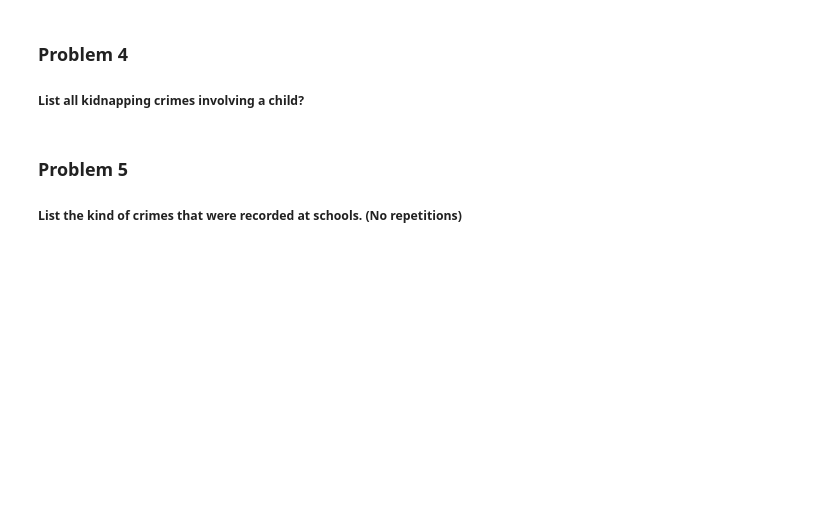
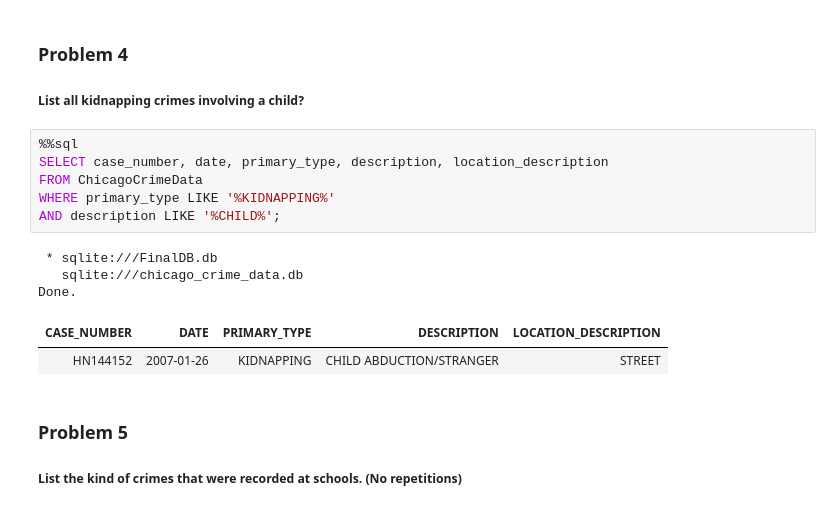
Before and after one commit to d-ili/AI_BootCamp, a Jupyter notebook: IBM Data Science Professional Certificate/Databases and SQL for Data Science with Python/Modul 5/Module5_final_project-Copy1.ipynb, the cells around one changed output. Drawn from its saved outputs; the diff is of its cells as text; blank space fills up the shorter version.

```diff
--- a/IBM Data Science Professional Certificate/Databases and SQL for Data Science with Python/Modul 5/Module5_final_project-Copy1.ipynb
+++ b/IBM Data Science Professional Certificate/Databases and SQL for Data Science with Python/Modul 5/Module5_final_project-Copy1.ipynb
@@ -268,6 +271,18 @@ Done.
 ### Problem 4
 
 ##### List all kidnapping crimes involving a child?
+# %%
+%%sql
+SELECT case_number, date, primary_type, description, location_description
+FROM ChicagoCrimeData
+WHERE primary_type LIKE '%KIDNAPPING%'
+AND description LIKE '%CHILD%';
+# %% [output]
+ * sqlite:///FinalDB.db
+   sqlite:///chicago_crime_data.db
+Done.
+| CASE_NUMBER | DATE | PRIMARY_TYPE | DESCRIPTION | LOCATION_DESCRIPTION |
+| HN144152 | 2007-01-26 | KIDNAPPING | CHILD ABDUCTION/STRANGER | STREET |
 # %% [markdown]
 ### Problem 5
 
```
Also changed, not shown: parts of 10 cells of this notebook, 8 other files.
